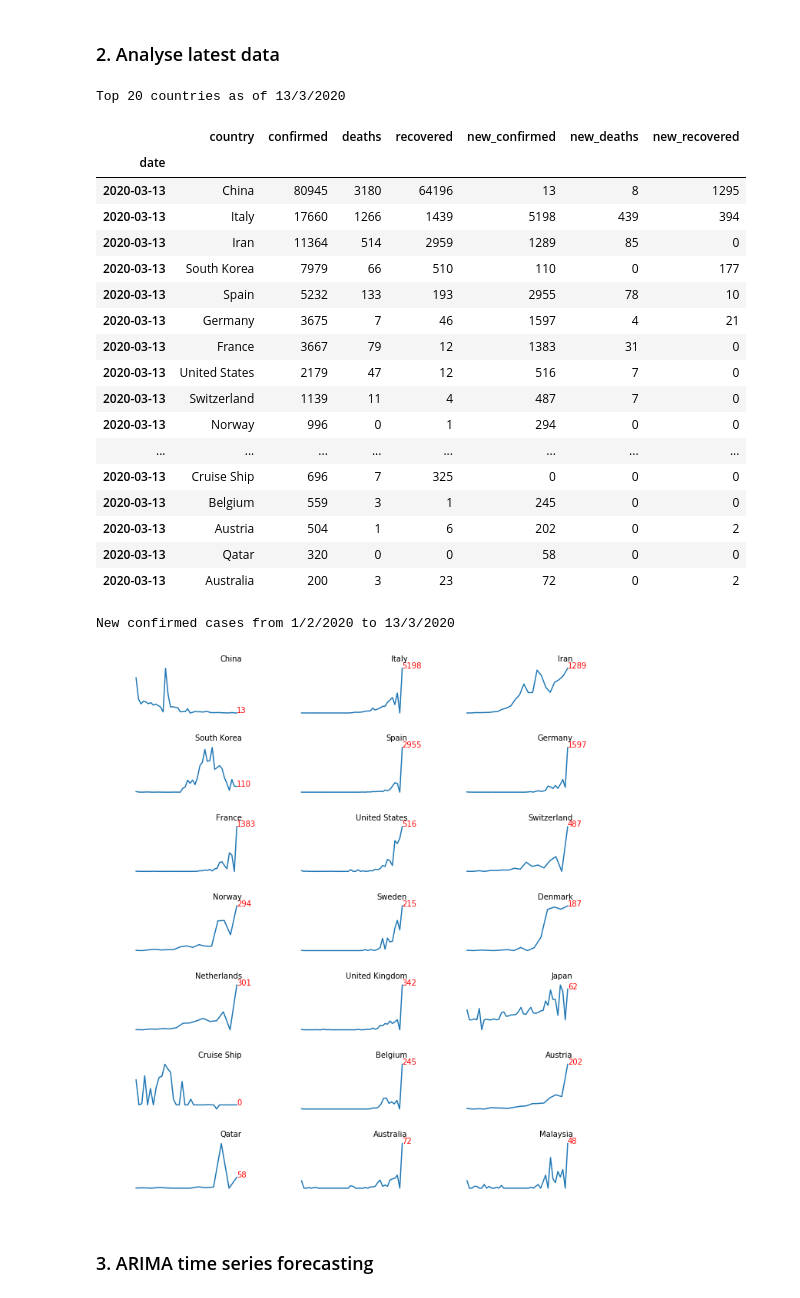
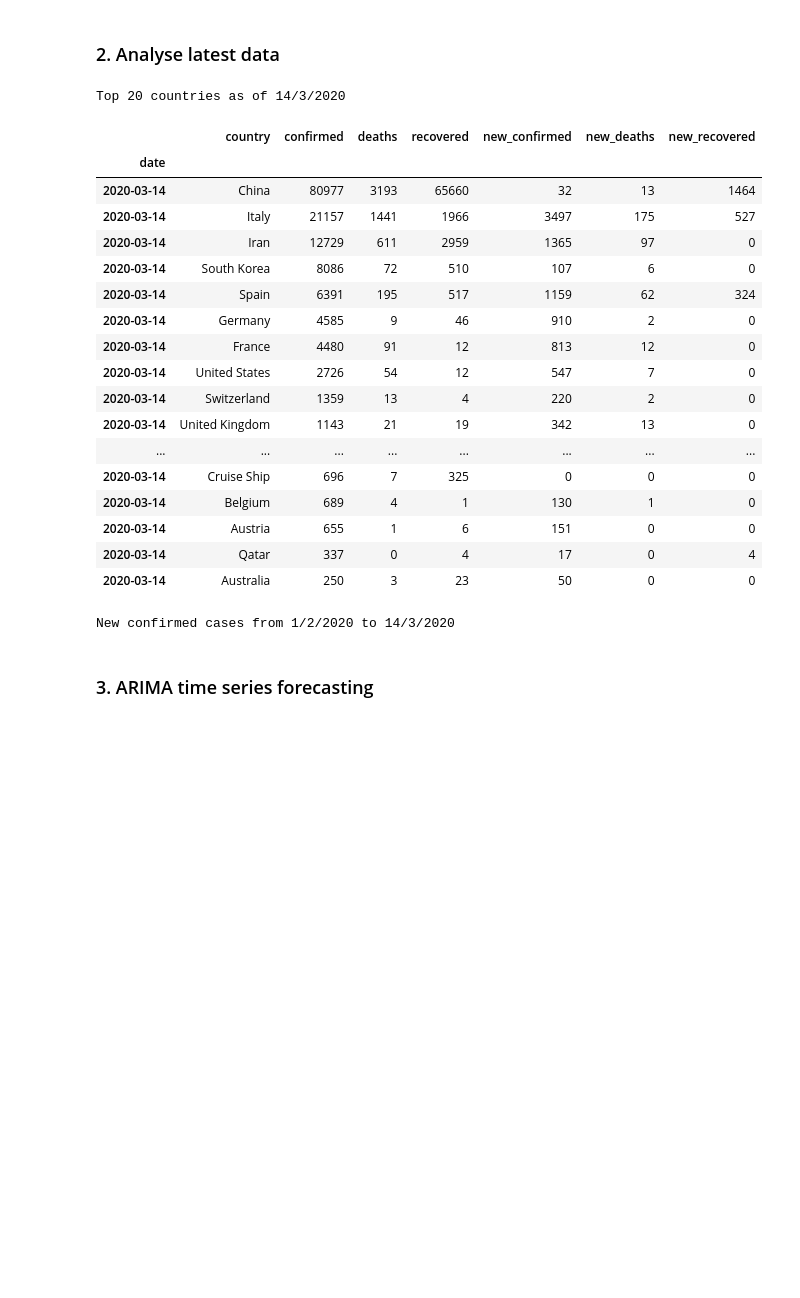
Before and after one commit to khairulomar/Covid-19, a Jupyter notebook: Covid19.ipynb, the cells around one changed output. Drawn from its saved outputs; the diff is of its cells as text; code cells hidden in the pictures; blank space fills up the shorter version.

```diff
--- a/Covid19.ipynb
+++ b/Covid19.ipynb
@@ -43,7 +43,7 @@ for day in range(1,29+1):
     df_feb = pd.concat([df_feb, rec])
 
 # Latest Mar date
-day = 13
+day = 14
 
 # Fetch Mar data to date
 df_mar = pd.DataFrame()
@@ -56,19 +56,12 @@ df0 = df0.sort_values('confirmed', ascending=False)
 df0 = df0.sort_index(ascending=False)
 df0 = df0.rename(columns={'countryRegion':'country'})
 # %%
-# Clean up data
-country_dict = {'Mainland China':'China', 'Iran (Islamic Republic of)':'Iran',
-                ' Azerbaijan':'Azerbaijan', 'occupied Palestinian territory':'Palestine',
-                'Taipei and environs':'Taiwan', 'Taiwan*':'Taiwan', 'Viet Nam':'Vietnam',
-                'UK':'United Kingdom', 'US':'United States', 'Korea, South':'South Korea',
-                'Hong Kong':'Hong Kong SAR', 'Macao':'Macao SAR', 'Czechia':'Czech Republic',
-                'Holy See':'Vatican City', 'North Ireland':'Northern Ireland',
-                'Russian Federation':'Russia', 'Republic of Ireland':'Ireland',
-                'Republic of Korea':'South Korea', 'Republic of Moldova':'Moldova',
-                'Others':'Cruise Ship'
-                }
 df1 = df0.copy()
-df1.country = df1.country.apply(lambda row: country_dict[row] if row in list(country_dict.keys()) else row)
+
+# Geo clean-up mapping dictionary
+geo = json.load(open('geo.json'))
+df1.country = df1.country.apply(lambda row: geo['countries'][row] if row in list(geo['countries'].keys()) else row)
+df2 = df1.copy()
 
 # National data
 df1 = pd.pivot_table(df1, values=['confirmed','deaths','recovered'], index=['date','country'], columns=None, aggfunc='sum')
@@ -78,9 +71,10 @@ for country in df1.country.unique():
     dfcountry = df1[df1.country==country].copy()
     dfcountry = dfcountry.sort_index(ascending=False)
     for col in ['confirmed','deaths','recovered']:
-        dfcountry[f'new_{col}'] = dfcountry[col].diff(-1)
-        dfcountry[f'new_{col}'] = dfcountry[f'new_{col}'].fillna(dfcountry[col])
-        dfcountry[f'new_{col}'] = dfcountry[f'new_{col}'].astype('int')
+        colname = f'new_{col}'
+        dfcountry[colname] = dfcountry[col].diff(-1)
+        dfcountry[colname] = dfcountry[colname].fillna(dfcountry[col])
+        dfcountry[colname] = dfcountry[colname].astype('int')
     dftemp =  pd.concat([dftemp, dfcountry])
 df1 = dftemp.sort_values(['date','confirmed'], ascending=False)
 df1 = df1.set_index('date')
@@ -89,52 +83,55 @@ df1 = df1.set_index('date')
 # %%
 # Display one day data
 day   = day
 month = 3
 zero = 0 if day < 10 else ''
 date = pd.to_datetime(f'20200{month}{zero}{day}00', format='%Y%m%d%H')
 oneday = pd.Timedelta(1, unit='days')
 latest = df1.loc[date]
 print(f'\nTop 20 countries as of {date.day}/{date.month}/2020')
 display(latest[:20])
 
 # Select diplay data
 until = date
 data = df1[until:]
 
 # Plot data
 print(f'\nNew confirmed cases from 1/2/2020 to {date.day}/{date.month}/2020')
 countries = list(latest[:20].country) + ['Malaysia']
 fig, axes = plt.subplots(ncols=3, nrows=round(len(countries)/3), figsize=(9,10), constrained_layout=True)
 for i, ax in zip(range(len(countries)), axes.flat):
     cdata = data[data.country==countries[i]]
     ax.plot(cdata.new_confirmed)
-    cdata2 = cdata.loc[until].new_confirmed
-    ax.text(until, cdata2, cdata2, color='red')
-    ax.set_title(countries[i], fontsize=10, loc='right')
+    ax.text(until, cdata.loc[until].new_confirmed, cdata.loc[until].new_confirmed, color='red')
+    ax2 = ax.twinx()
+    ax2.bar(cdata.index, cdata.confirmed, color='red', alpha=0.05, width=1)
+    clabel = f'{str(cdata.loc[until].confirmed)[:2]},{str(cdata.loc[until].confirmed)[2:]}' if cdata.loc[until].confirmed > 9999 else cdata.loc[until].confirmed
+    ax.set_title(f'{countries[i]} {clabel}', fontsize=10)
     ax.axis('off')
+    ax2.axis('off')
 plt.show()
+plt.savefig('top20.png')
 # %% [output]
-Top 20 countries as of 13/3/2020
+Top 20 countries as of 14/3/2020
 |  | country | confirmed | deaths | recovered | new_confirmed | new_deaths | new_recovered |
 | date |  |  |  |  |  |  |  |
-| 2020-03-13 | China | 80945 | 3180 | 64196 | 13 | 8 | 1295 |
-| 2020-03-13 | Italy | 17660 | 1266 | 1439 | 5198 | 439 | 394 |
-| 2020-03-13 | Iran | 11364 | 514 | 2959 | 1289 | 85 | 0 |
-| 2020-03-13 | South Korea | 7979 | 66 | 510 | 110 | 0 | 177 |
-| 2020-03-13 | Spain | 5232 | 133 | 193 | 2955 | 78 | 10 |
-| 2020-03-13 | Germany | 3675 | 7 | 46 | 1597 | 4 | 21 |
-| 2020-03-13 | France | 3667 | 79 | 12 | 1383 | 31 | 0 |
-| 2020-03-13 | United States | 2179 | 47 | 12 | 516 | 7 | 0 |
-| 2020-03-13 | Switzerland | 1139 | 11 | 4 | 487 | 7 | 0 |
-| 2020-03-13 | Norway | 996 | 0 | 1 | 294 | 0 | 0 |
+| 2020-03-14 | China | 80977 | 3193 | 65660 | 32 | 13 | 1464 |
+| 2020-03-14 | Italy | 21157 | 1441 | 1966 | 3497 | 175 | 527 |
+| 2020-03-14 | Iran | 12729 | 611 | 2959 | 1365 | 97 | 0 |
+| 2020-03-14 | South Korea | 8086 | 72 | 510 | 107 | 6 | 0 |
+| 2020-03-14 | Spain | 6391 | 195 | 517 | 1159 | 62 | 324 |
+| 2020-03-14 | Germany | 4585 | 9 | 46 | 910 | 2 | 0 |
+| 2020-03-14 | France | 4480 | 91 | 12 | 813 | 12 | 0 |
+| 2020-03-14 | United States | 2726 | 54 | 12 | 547 | 7 | 0 |
+| 2020-03-14 | Switzerland | 1359 | 13 | 4 | 220 | 2 | 0 |
+| 2020-03-14 | United Kingdom | 1143 | 21 | 19 | 342 | 13 | 0 |
 | ... | ... | ... | ... | ... | ... | ... | ... |
-| 2020-03-13 | Cruise Ship | 696 | 7 | 325 | 0 | 0 | 0 |
-| 2020-03-13 | Belgium | 559 | 3 | 1 | 245 | 0 | 0 |
-| 2020-03-13 | Austria | 504 | 1 | 6 | 202 | 0 | 2 |
-| 2020-03-13 | Qatar | 320 | 0 | 0 | 58 | 0 | 0 |
-| 2020-03-13 | Australia | 200 | 3 | 23 | 72 | 0 | 2 |
+| 2020-03-14 | Cruise Ship | 696 | 7 | 325 | 0 | 0 | 0 |
+| 2020-03-14 | Belgium | 689 | 4 | 1 | 130 | 1 | 0 |
+| 2020-03-14 | Austria | 655 | 1 | 6 | 151 | 0 | 0 |
+| 2020-03-14 | Qatar | 337 | 0 | 4 | 17 | 0 | 4 |
+| 2020-03-14 | Australia | 250 | 3 | 23 | 50 | 0 | 0 |
-New confirmed cases from 1/2/2020 to 13/3/2020
+New confirmed cases from 1/2/2020 to 14/3/2020
-[figure, removed]
 # %% [markdown]
 ### 3. ARIMA time series forecasting
 # %%
```
Also changed, not shown: parts of 7 cells of this notebook, 2 other files.
